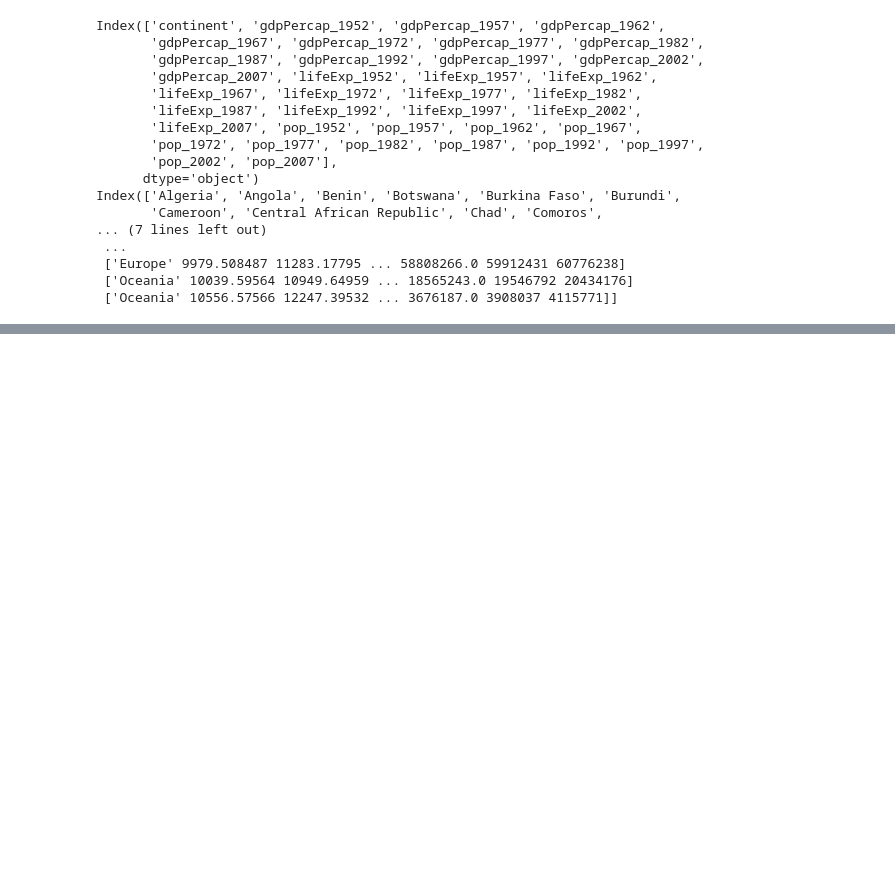
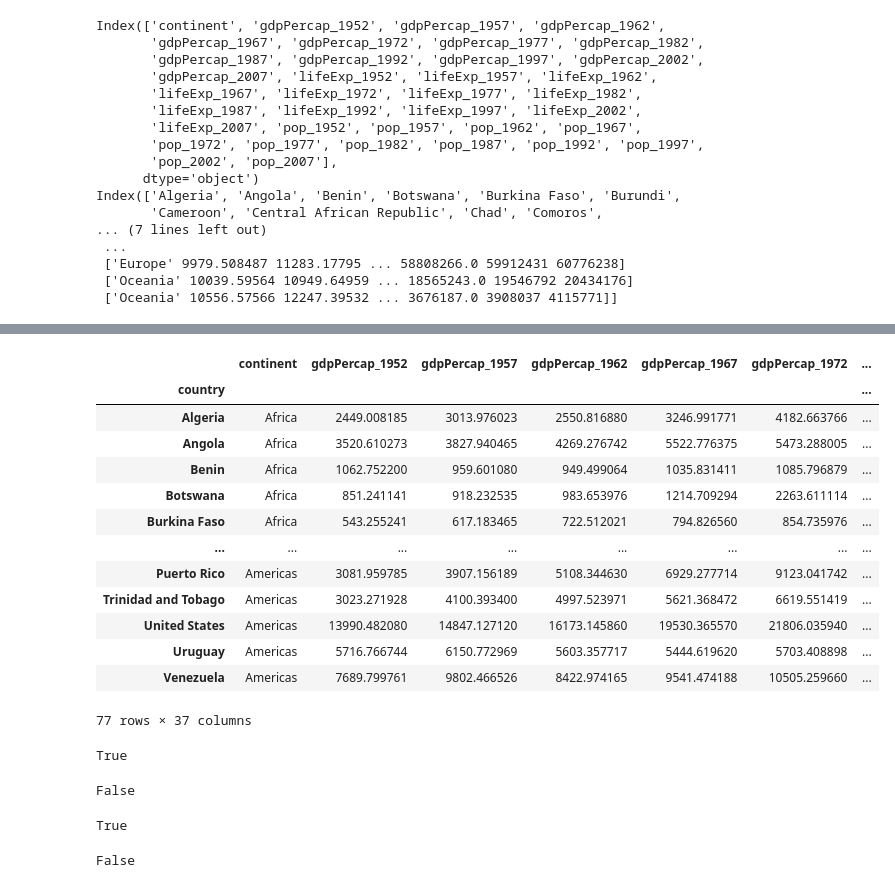
Before and after one commit to vinisalazar/xlab-python, a Jupyter notebook: alunos/anapaula/anapaula.ipynb, the cells around one changed output, grey strips where cells are left out. Drawn from its saved outputs; the diff is of its cells as text; code cells hidden in the pictures; blank space fills up the shorter version.

```diff
--- a/alunos/anapaula/anapaula.ipynb
+++ b/alunos/anapaula/anapaula.ipynb
@@ -141,0 +291,34 @@ Index(['Algeria', 'Angola', 'Benin', 'Botswana', 'Burkina Faso', 'Burundi',
+# %%
+# ou posso combinar com ou '|'
+df[(df['continent'] == 'Africa') | (df['continent'] == 'Americas')]
+# %% [output]
+|  | continent | gdpPercap_1952 | gdpPercap_1957 | gdpPercap_1962 | gdpPercap_1967 | gdpPercap_1972 | ... |
+| country |  |  |  |  |  |  | ... |
+| Algeria | Africa | 2449.008185 | 3013.976023 | 2550.816880 | 3246.991771 | 4182.663766 | ... |
+| Angola | Africa | 3520.610273 | 3827.940465 | 4269.276742 | 5522.776375 | 5473.288005 | ... |
+| Benin | Africa | 1062.752200 | 959.601080 | 949.499064 | 1035.831411 | 1085.796879 | ... |
+| Botswana | Africa | 851.241141 | 918.232535 | 983.653976 | 1214.709294 | 2263.611114 | ... |
+| Burkina Faso | Africa | 543.255241 | 617.183465 | 722.512021 | 794.826560 | 854.735976 | ... |
+| ... | ... | ... | ... | ... | ... | ... | ... |
+| Puerto Rico | Americas | 3081.959785 | 3907.156189 | 5108.344630 | 6929.277714 | 9123.041742 | ... |
+| Trinidad and Tobago | Americas | 3023.271928 | 4100.393400 | 4997.523971 | 5621.368472 | 6619.551419 | ... |
+| United States | Americas | 13990.482080 | 14847.127120 | 16173.145860 | 19530.365570 | 21806.035940 | ... |
+| Uruguay | Americas | 5716.766744 | 6150.772969 | 5603.357717 | 5444.619620 | 5703.408898 | ... |
+| Venezuela | Americas | 7689.799761 | 9802.466526 | 8422.974165 | 9541.474188 | 10505.259660 | ... |
+77 rows × 37 columns
+# %%
+1 > 0
+# %% [output]
+True
+# %%
+1 < 0
+# %% [output]
+False
+# %%
+1 != 0
+# %% [output]
+True
+# %%
+1 == 0
+# %% [output]
+False
```
Also changed, not shown: parts of 15 cells of this notebook.
